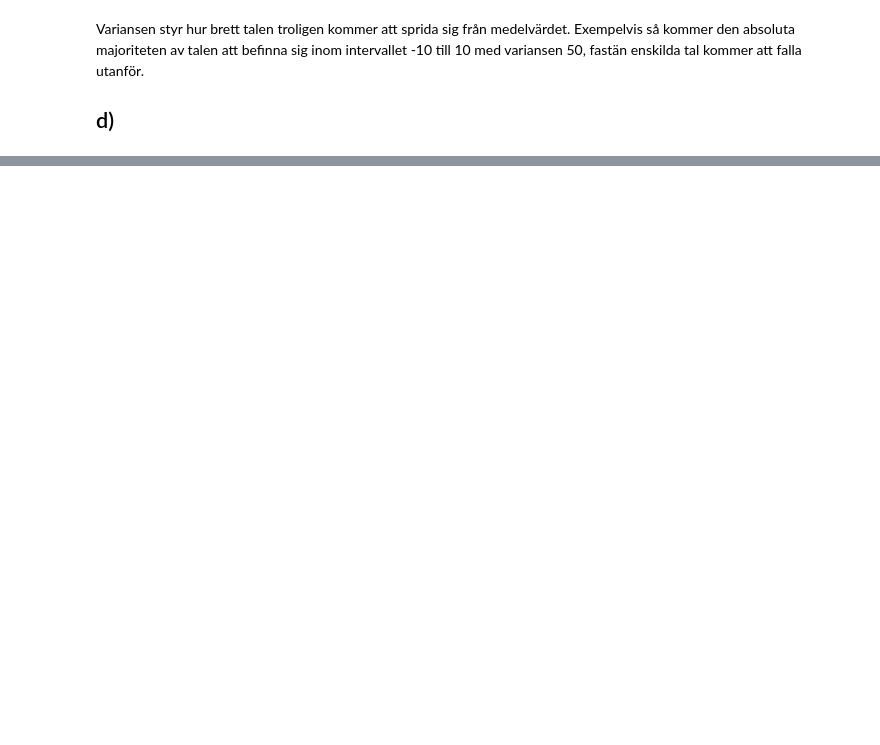
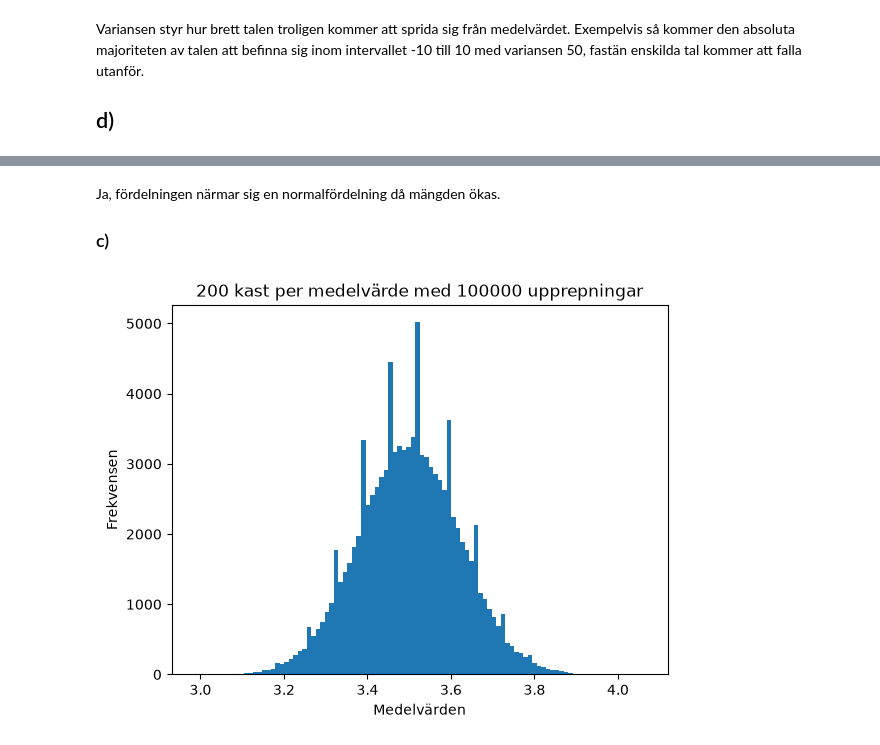
Before and after one commit to Pongstrider/Matematik_Modellering_labb2, a Jupyter notebook: sample.ipynb, the cells around one changed output, grey strips where cells are left out. Saved outputs shown, nothing was run; the diff lists cells and outputs as text; code cells hidden in the pictures; blank space fills up the shorter version.

```diff
--- a/sample.ipynb
+++ b/sample.ipynb
@@ -61,0 +97,7 @@ Man närmar sig snittet för varje variabel, och genererar man flera miljoner sl
+# %% [markdown]
+Ja, fördelningen närmar sig en normalfördelning då mängden ökas.
+### c)
+# %%
+tarning_upprepa (200, [10**5])
+# %% [output]
+[figure, added]
```
Also changed, not shown: parts of 19 cells of this notebook.
